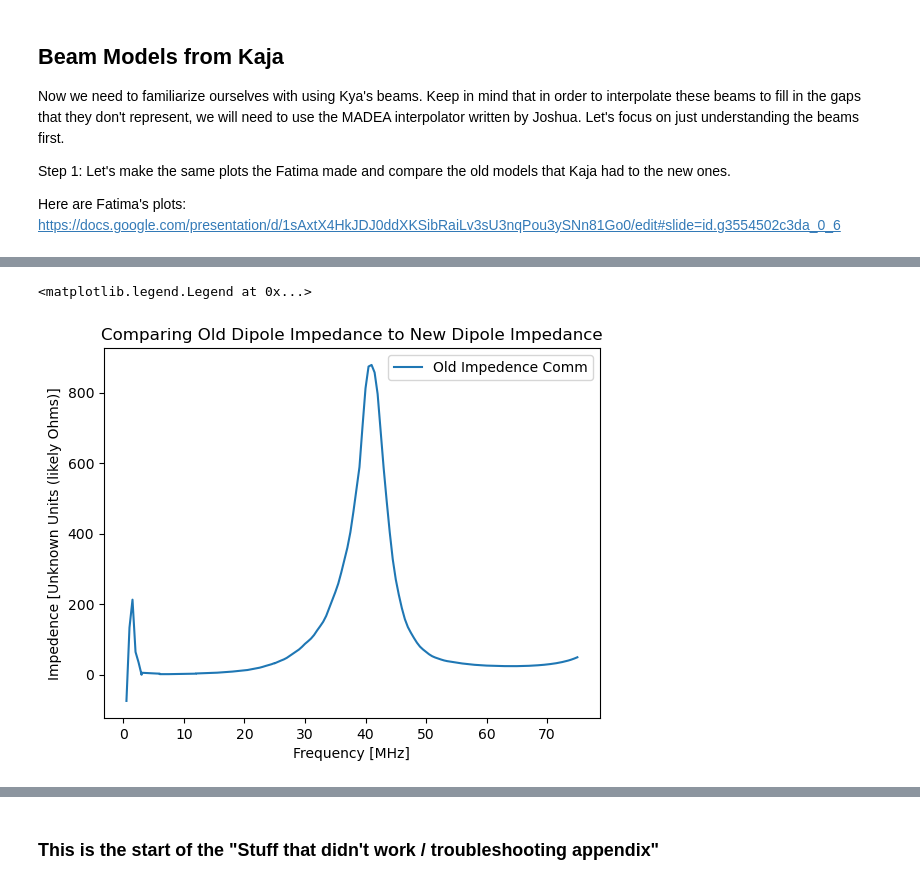
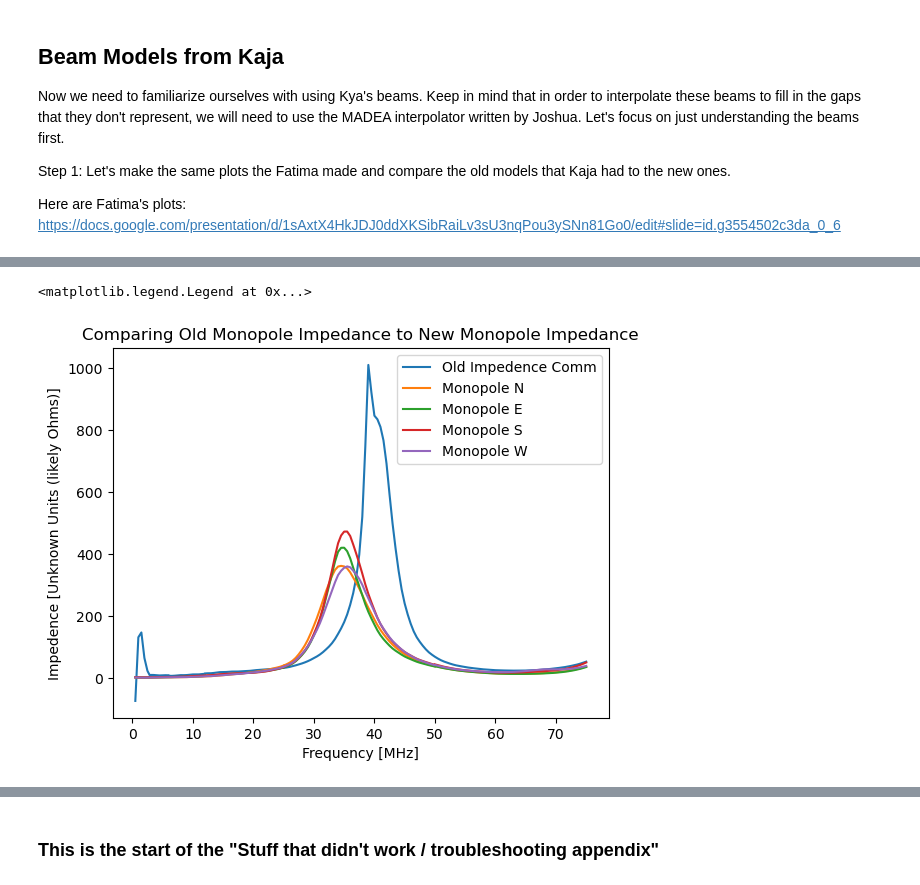
Before and after one commit to daba9359/LuCEE-Night_Simulation, a Jupyter notebook: Beam_weighted_foreground/Simulating_Beam_Weighted_Foreground.ipynb, the cells around one changed output, grey strips where cells are left out. Drawn from its saved outputs; the diff is of its cells as text; code cells hidden in the pictures.

```diff
--- a/Beam_weighted_foreground/Simulating_Beam_Weighted_Foreground.ipynb
+++ b/Beam_weighted_foreground/Simulating_Beam_Weighted_Foreground.ipynb
@@ -489,10 +589,14 @@ impedence_monopoleE_Phase0 = kaja_impedence_processing(path_base_new_monopoleE,p
 # %%
-plt.plot(impedence_comm_dipole_Phase180.transpose()[0],impedence_comm_dipole_Phase180.transpose()[1],label="Old Impedence Comm")
-# plt.plot(impedence_simple_dipole_Phase180.transpose()[0],impedence_simple_dipole_Phase180.transpose()[1],label="Old Impedence Simple")
-plt.title("Comparing Old Dipole Impedance to New Dipole Impedance")
+plt.plot(impedence_comm_monopole_Phase0.transpose()[0],impedence_comm_monopole_Phase0.transpose()[1],label="Old Impedence Comm")
+#plt.plot(impedence_simple_monopole_Phase0.transpose()[0],impedence_simple_monopole_Phase0.transpose()[1],label="Old Impedence Simple")
+plt.plot(impedence_monopoleN_Phase0.transpose()[0],impedence_monopoleN_Phase0.transpose()[1],label="Monopole N")
+plt.plot(impedence_monopoleE_Phase0.transpose()[0],impedence_monopoleE_Phase0.transpose()[1],label="Monopole E")
+plt.plot(impedence_monopoleS_Phase0.transpose()[0],impedence_monopoleS_Phase0.transpose()[1],label="Monopole S")
+plt.plot(impedence_monopoleW_Phase0.transpose()[0],impedence_monopoleW_Phase0.transpose()[1],label="Monopole W")
+plt.title("Comparing Old Monopole Impedance to New Monopole Impedance")
 plt.xlabel("Frequency [MHz]")
 plt.ylabel("Impedence [Unknown Units (likely Ohms)]")
 plt.legend()
 # %% [output]
 <matplotlib.legend.Legend at 0x...>
-[figure, old version]
+[figure, new version]
```
Also changed, not shown: parts of 7 cells of this notebook, 2 other files.
